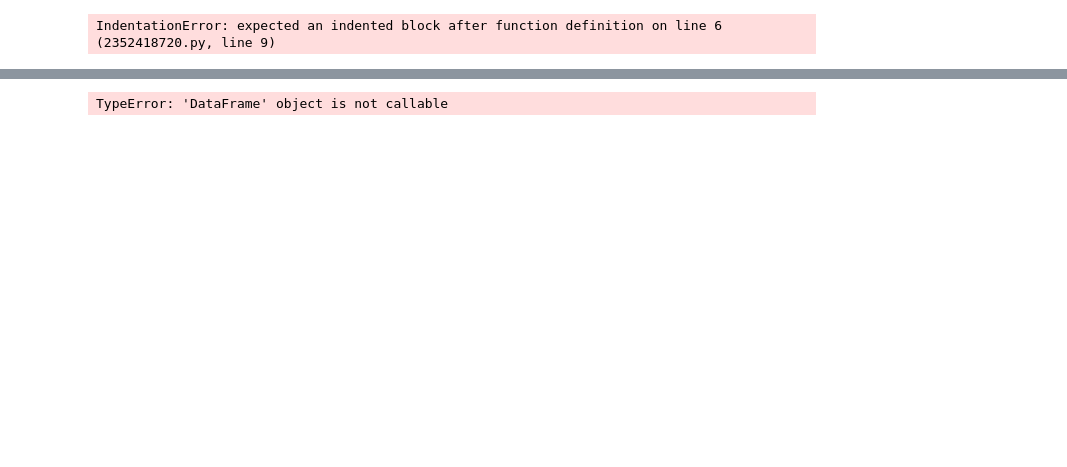
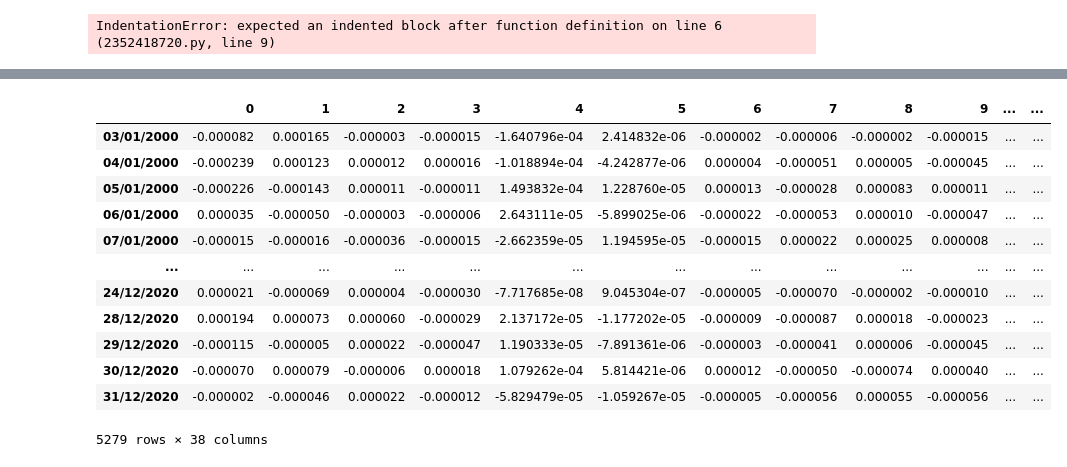
Before and after one commit to MohamedKeteb/Portfolio_clustering_project, a Jupyter notebook: Code/test.ipynb, the cells around one changed output, grey strips where cells are left out. Drawn from its saved outputs; the diff is of its cells as text; code cells hidden in the pictures; blank space fills up the shorter version.

Commit message:
changed cluster_return

```diff
--- a/Code/test.ipynb
+++ b/Code/test.ipynb
@@ -77,4 +93,17 @@ TypeError: PyFolioCC.cluster_return() missing 1 required positional argument: 's
 # %%
-cluster_returns = portfolio.cluster_returns()
+returns = portfolio.cluster_returns
+returns
 # %% [output]
+|  | 0 | 1 | 2 | 3 | 4 | 5 | 6 | 7 | 8 | 9 | ... | ... |
+| 03/01/2000 | -0.000082 | 0.000165 | -0.000003 | -0.000015 | -1.640796e-04 | 2.414832e-06 | -0.000002 | -0.000006 | -0.000002 | -0.000015 | ... | ... |
+| 04/01/2000 | -0.000239 | 0.000123 | 0.000012 | 0.000016 | -1.018894e-04 | -4.242877e-06 | 0.000004 | -0.000051 | 0.000005 | -0.000045 | ... | ... |
+| 05/01/2000 | -0.000226 | -0.000143 | 0.000011 | -0.000011 | 1.493832e-04 | 1.228760e-05 | 0.000013 | -0.000028 | 0.000083 | 0.000011 | ... | ... |
+| 06/01/2000 | 0.000035 | -0.000050 | -0.000003 | -0.000006 | 2.643111e-05 | -5.899025e-06 | -0.000022 | -0.000053 | 0.000010 | -0.000047 | ... | ... |
+| 07/01/2000 | -0.000015 | -0.000016 | -0.000036 | -0.000015 | -2.662359e-05 | 1.194595e-05 | -0.000015 | 0.000022 | 0.000025 | 0.000008 | ... | ... |
+| ... | ... | ... | ... | ... | ... | ... | ... | ... | ... | ... | ... | ... |
+| 24/12/2020 | 0.000021 | -0.000069 | 0.000004 | -0.000030 | -7.717685e-08 | 9.045304e-07 | -0.000005 | -0.000070 | -0.000002 | -0.000010 | ... | ... |
+| 28/12/2020 | 0.000194 | 0.000073 | 0.000060 | -0.000029 | 2.137172e-05 | -1.177202e-05 | -0.000009 | -0.000087 | 0.000018 | -0.000023 | ... | ... |
+| 29/12/2020 | -0.000115 | -0.000005 | 0.000022 | -0.000047 | 1.190333e-05 | -7.891361e-06 | -0.000003 | -0.000041 | 0.000006 | -0.000045 | ... | ... |
+| 30/12/2020 | -0.000070 | 0.000079 | -0.000006 | 0.000018 | 1.079262e-04 | 5.814421e-06 | 0.000012 | -0.000050 | -0.000074 | 0.000040 | ... | ... |
+| 31/12/2020 | -0.000002 | -0.000046 | 0.000022 | -0.000012 | -5.829479e-05 | -1.059267e-05 | -0.000005 | -0.000056 | 0.000055 | -0.000056 | ... | ... |
-TypeError: 'DataFrame' object is not callable
+5279 rows × 38 columns
```
Also changed, not shown: parts of 1 cell of this notebook, 1 other file.
